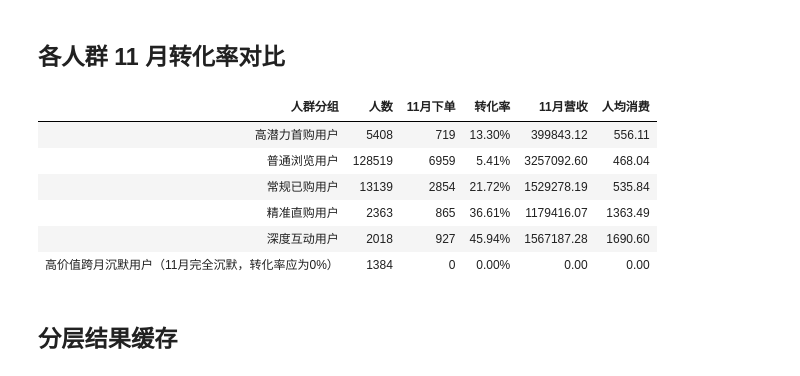
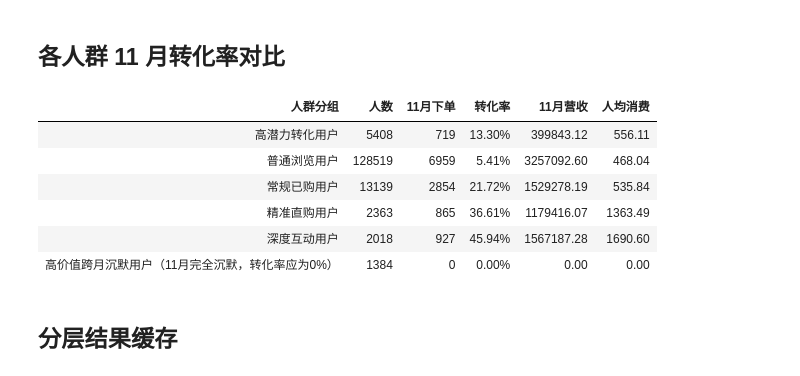
Before and after one commit to DX39069043/ecommerce-user-behavior-segmentation, a Jupyter notebook: main.ipynb, the cells around one changed output. Cells and saved outputs as stored; diff of their text form; code cells hidden in the pictures.

```diff
--- a/main.ipynb
+++ b/main.ipynb
@@ -704,8 +704,8 @@ nov_tbl_active_ids = set(nov_events['user_id'])
 final_df = silent_buyer(final_df, nov_tbl_active_ids)
 
 # 逐个提取六组人群的 user_id 数组（基期口径 / 沉默后口径）
-# 目标组一：高潜力首购用户（未购人群中按基期标签选取）
-mask_potential = final_df['Base_User_Segment'] == '高潜力首购用户'
+# 目标组一：高潜力转化用户（未购人群中按基期标签选取）
+mask_potential = final_df['Base_User_Segment'] == '高潜力转化用户'
 target_potential_ids = final_df.loc[mask_potential, 'user_id'].to_numpy()
 # 对照组：普通浏览用户（基期标签）
 mask_control_low = final_df['Base_User_Segment'] == '普通浏览用户'
@@ -743,35 +743,35 @@ def evaluate_nov_performance(user_list, group_name):
     return {
         '人群分组': group_name,
         '人数': len(user_list),
         '11月下单': buyers,
         '转化率': f"{cvr:.2%}",
         '11月营收': round(rev, 2),
         '人均消费': round(arppu, 2)
     }
 
 
 # 六组待评估人群：(user_id 数组, 展示名)
 groups = [
-    (target_potential_ids, "高潜力首购用户"),
+    (target_potential_ids, "高潜力转化用户"),
     (control_low_value_ids, "普通浏览用户"),
     (target_regular_ids, "常规已购用户"),
     (target_efficient_vip_ids, "精准直购用户"),
     (target_immersive_vip_ids, "深度互动用户"),
     (target_silent_ids, "高价值跨月沉默用户（11月完全沉默，转化率应为0%）"),
 ]
 
 # 逐组评估，跳过没有样本的分组，把有效行汇总成报告表
 report_rows = []
 for ids, name in groups:
     row = evaluate_nov_performance(ids, name)
     if row is not None:
         report_rows.append(row)
 report = pd.DataFrame(report_rows)
 # 以 HTML 表格展示最终转化率报告
 display(HTML(report.to_html(index=False)))
 # %% [output]
 | 人群分组 | 人数 | 11月下单 | 转化率 | 11月营收 | 人均消费 |
-| 高潜力首购用户 | 5408 | 719 | 13.30% | 399843.12 | 556.11 |
+| 高潜力转化用户 | 5408 | 719 | 13.30% | 399843.12 | 556.11 |
 | 普通浏览用户 | 128519 | 6959 | 5.41% | 3257092.60 | 468.04 |
 | 常规已购用户 | 13139 | 2854 | 21.72% | 1529278.19 | 535.84 |
 | 精准直购用户 | 2363 | 865 | 36.61% | 1179416.07 | 1363.49 |
```
Also changed, not shown: parts of 16 cells of this notebook, 8 other files.
